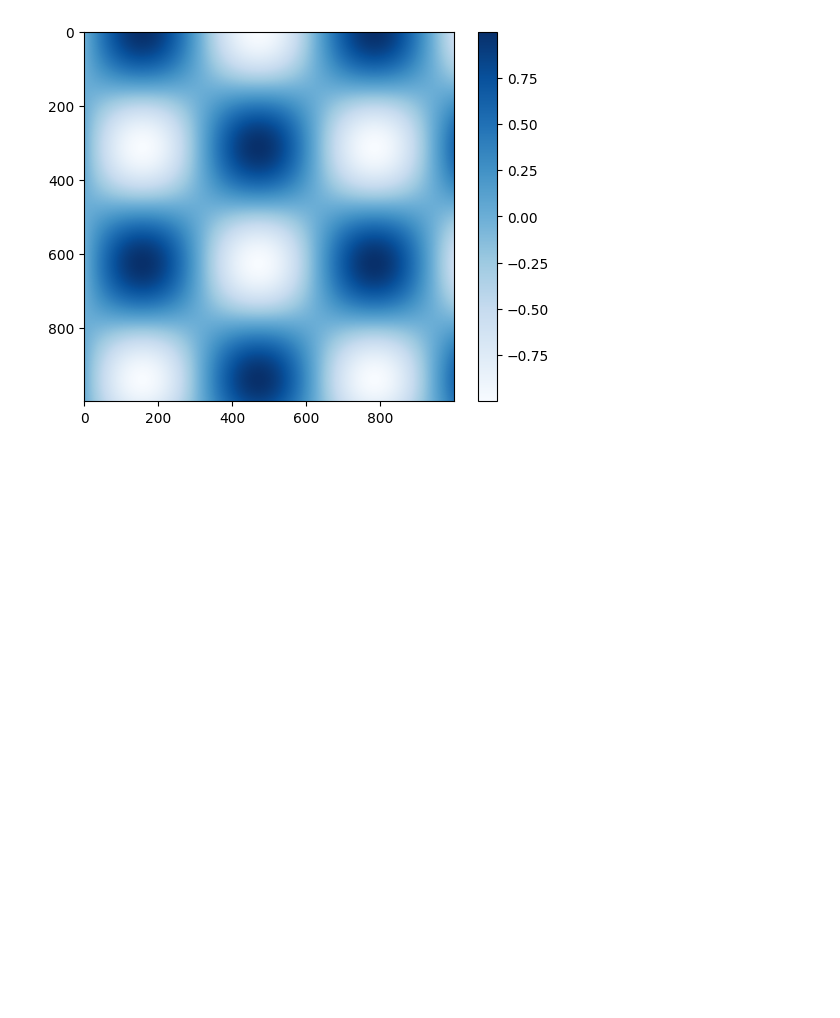
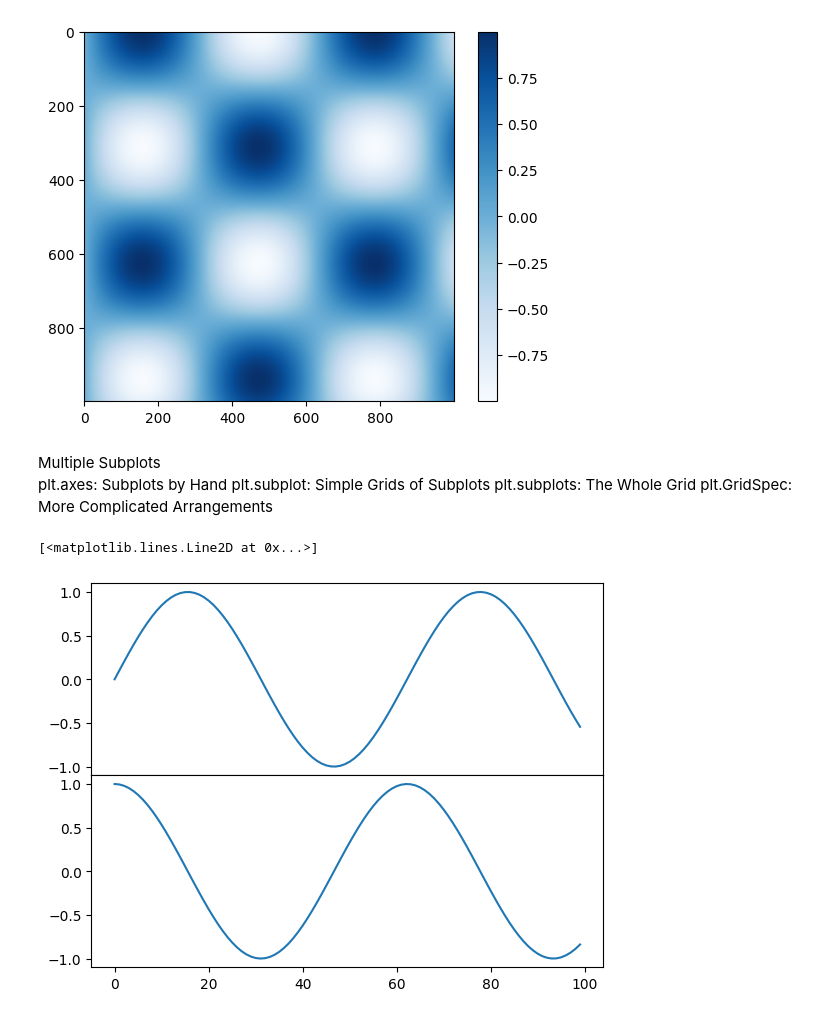
Before and after one commit to VedaVinothiniShastra/DS_PT_2, a Jupyter notebook: Day 12.ipynb, the cells around one changed output. Saved outputs shown, nothing was run; the diff lists cells and outputs as text; code cells hidden in the pictures; blank space fills up the shorter version.

```diff
--- a/Day 12.ipynb
+++ b/Day 12.ipynb
@@ -64,3 +51,23 @@ plt.colorbar()
 # %% [output]
 <matplotlib.colorbar.Colorbar at 0x...>
 [figure]
+# %% [markdown]
+Multiple Subplots
+    plt.axes: Subplots by Hand
+	plt.subplot: Simple Grids of Subplots
+	plt.subplots: The Whole Grid
+	plt.GridSpec: More Complicated Arrangements
+# %%
+#  plt.axes: Subplots by Hand (left , bottom , width , height)
+
+import matplotlib.pyplot as plt
+import numpy as np
+f=plt.figure()
+a1=f.add_axes([0.1,0.5,0.8,0.4])
+a2=f.add_axes([0.1,0.1,0.8,0.4])
+x=np.linspace(0,10,100)
+a1.plot(np.sin(x))
+a2.plot(np.cos(x))
+# %% [output]
+[<matplotlib.lines.Line2D at 0x...>]
+[figure, added]
```
Also changed, not shown: parts of 10 cells of this notebook, 2 other files.
